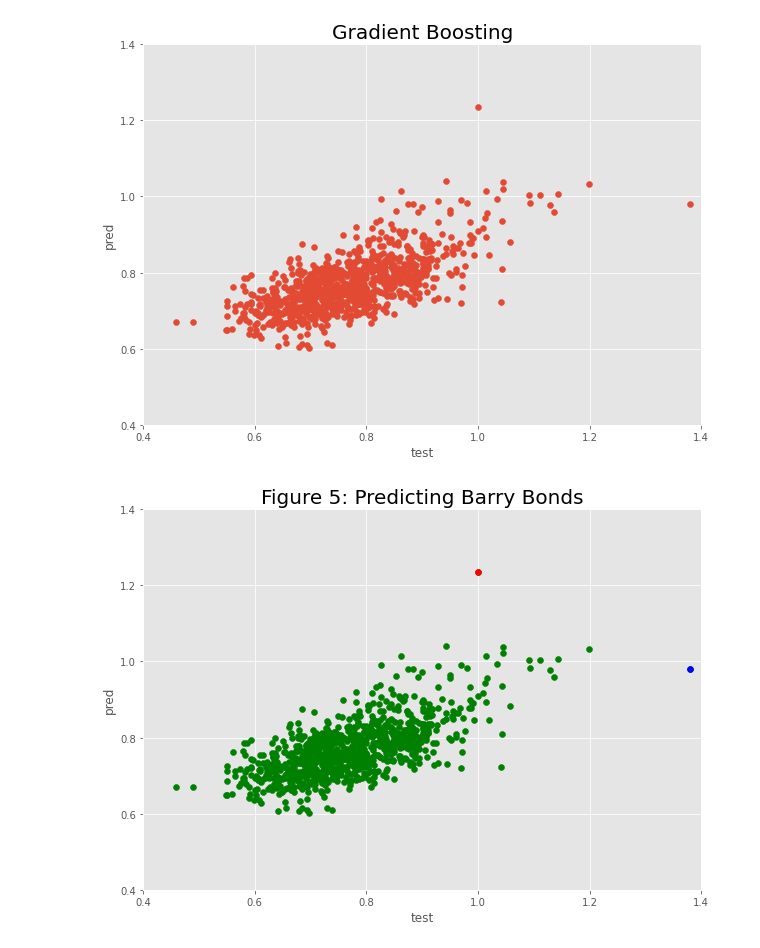
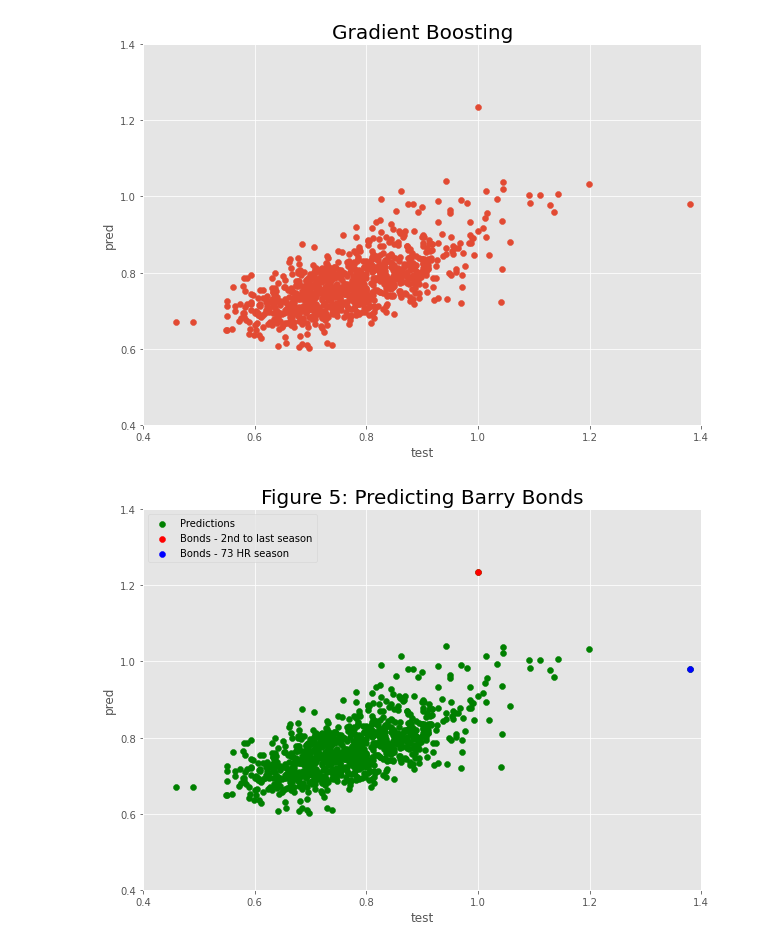
Before and after one commit to boardmjm/Capstone-Two, a Jupyter notebook: Notebooks/Modeling_Final.ipynb, the cells around one changed output. Cells and saved outputs as stored; diff of their text form; code cells hidden in the pictures.

```diff
--- a/Notebooks/Modeling_Final.ipynb
+++ b/Notebooks/Modeling_Final.ipynb
@@ -520,23 +529,24 @@ fig_gb.figure.savefig(fig_save_path + 'GB Predictions.png')
 # %%
 fig_bonds = plt.figure(figsize=(10,7))
 
 # Plot actual vs predicted
 fig_bonds = plt.scatter(df_dig_gb.ops, df_dig_gb.ops_pred, color='green')
 # error when predicting bonds 2nd to last yr of career after 4 consecutive seasons of the top 8 all time OPS
 fig_bonds = plt.scatter(df_dig_gb.iloc[485,6], df_dig_gb.iloc[485,7], color='red') # Bonds - last yr of career
 # error when predicting bonds 73 home run year
 fig_bonds = plt.scatter(df_dig_gb.iloc[871,6], df_dig_gb.iloc[871,7], color='blue') # Bonds - 73 home run year
 plt.title('Figure 5: Predicting Barry Bonds', fontsize=20)
+plt.legend(loc='upper left', labels=['Predictions', 'Bonds - 2nd to last season', 'Bonds - 73 HR season'])
 plt.xlim(0.4, 1.4)
 plt.ylim(0.4, 1.4)
 plt.xlabel('test')
 plt.ylabel('pred')
 plt.show()
 plt.close()
 
 fig_bonds.figure.savefig(fig_save_path + 'bonds Predictions.png')
 # %% [output]
-[figure, old version]
+[figure, new version]
 # %%
 # Metrics Dataframe
 cols = ['Model', 'MAE', 'R-squared', 'fit_time', 'test_time']
```
Also changed, not shown: parts of 13 cells of this notebook, 6 other files.
